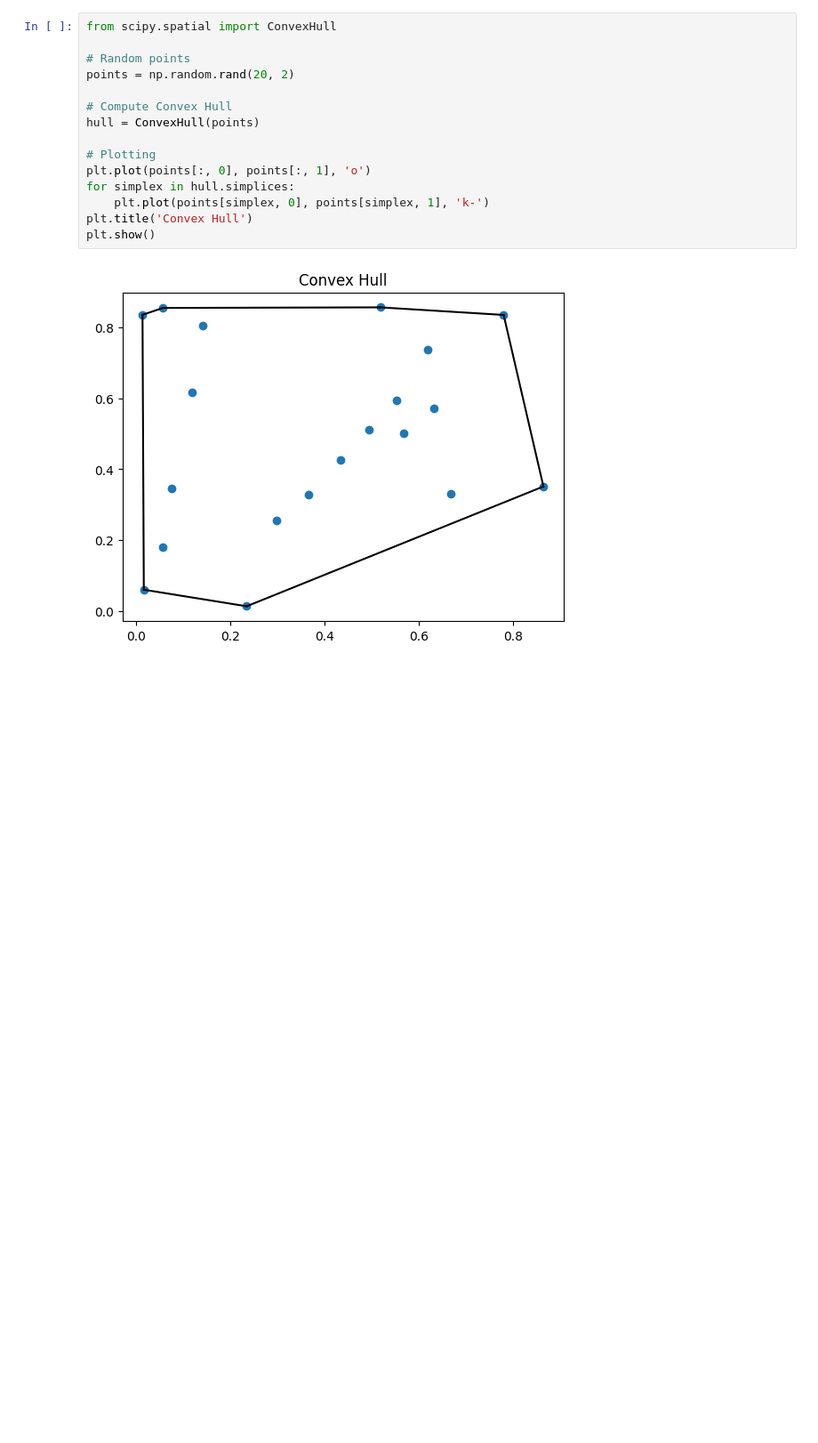
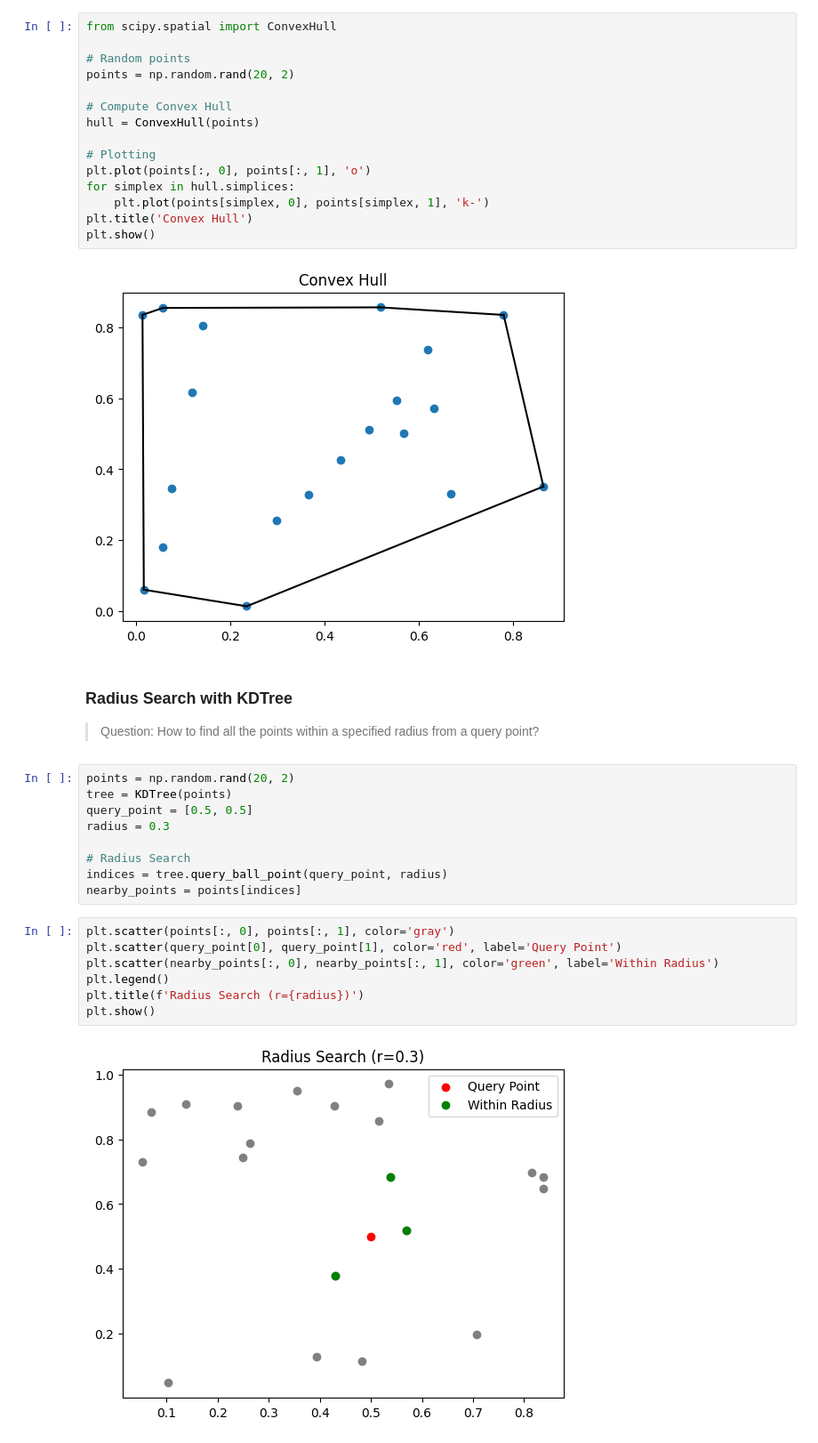
Before and after one commit to rubydamodar/SciPyMastery-From-Basics-to-Breakthroughs, a Jupyter notebook: Beginner Level/SCIPY-SPATIAL.ipynb, the cells around one changed output. Shown at 89% size. Drawn from its saved outputs; the diff is of its cells as text; blank space fills up the shorter version.

Commit message:
redius search with KD tree
### Radius Search with KDTree
> Question: How to find all the points within a specified radius from a query point?

Co-Authored-By: 왕뚜껑맛있땅 <7420085+JIwoo@users.noreply.github.com>
Co-Authored-By: Hyoeun  <137873124+hyoeunjoo@users.noreply.github.com>
Co-Authored-By: jiwooverse <184836366+jiwooverse@users.noreply.github.com>
Co-Authored-By: Jayson <89952042+jsoonworld@users.noreply.github.com>
Co-Authored-By: VIMAL KUMAR <vimalkumarji112@gmail.com>

```diff
--- a/Beginner Level/SCIPY-SPATIAL.ipynb
+++ b/Beginner Level/SCIPY-SPATIAL.ipynb
@@ -439,3 +439,24 @@ plt.title('Convex Hull')
 plt.show()
 # %% [output]
 [figure]
+# %% [markdown]
+### Radius Search with KDTree
+> Question: How to find all the points within a specified radius from a query point?
+# %%
+points = np.random.rand(20, 2)
+tree = KDTree(points)
+query_point = [0.5, 0.5]
+radius = 0.3
+
+# Radius Search
+indices = tree.query_ball_point(query_point, radius)
+nearby_points = points[indices]
+# %%
+plt.scatter(points[:, 0], points[:, 1], color='gray')
+plt.scatter(query_point[0], query_point[1], color='red', label='Query Point')
+plt.scatter(nearby_points[:, 0], nearby_points[:, 1], color='green', label='Within Radius')
+plt.legend()
+plt.title(f'Radius Search (r={radius})')
+plt.show()
+# %% [output]
+[figure, added]
```
